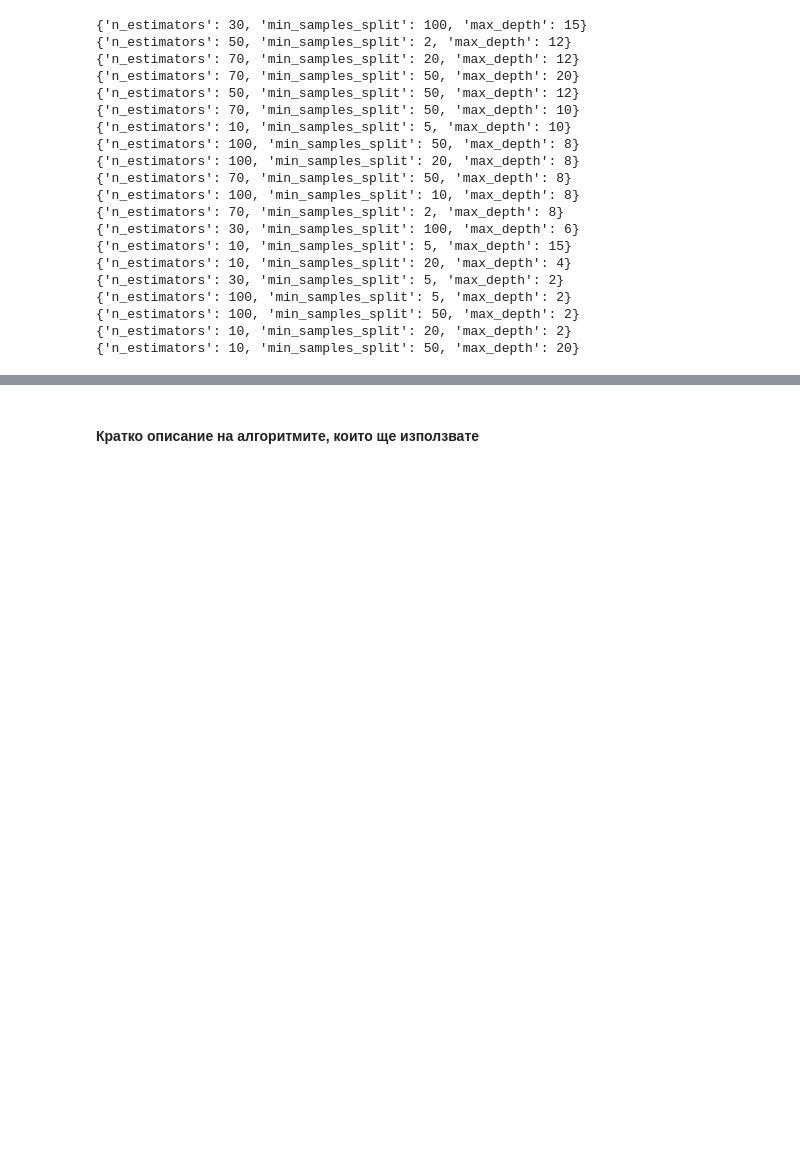
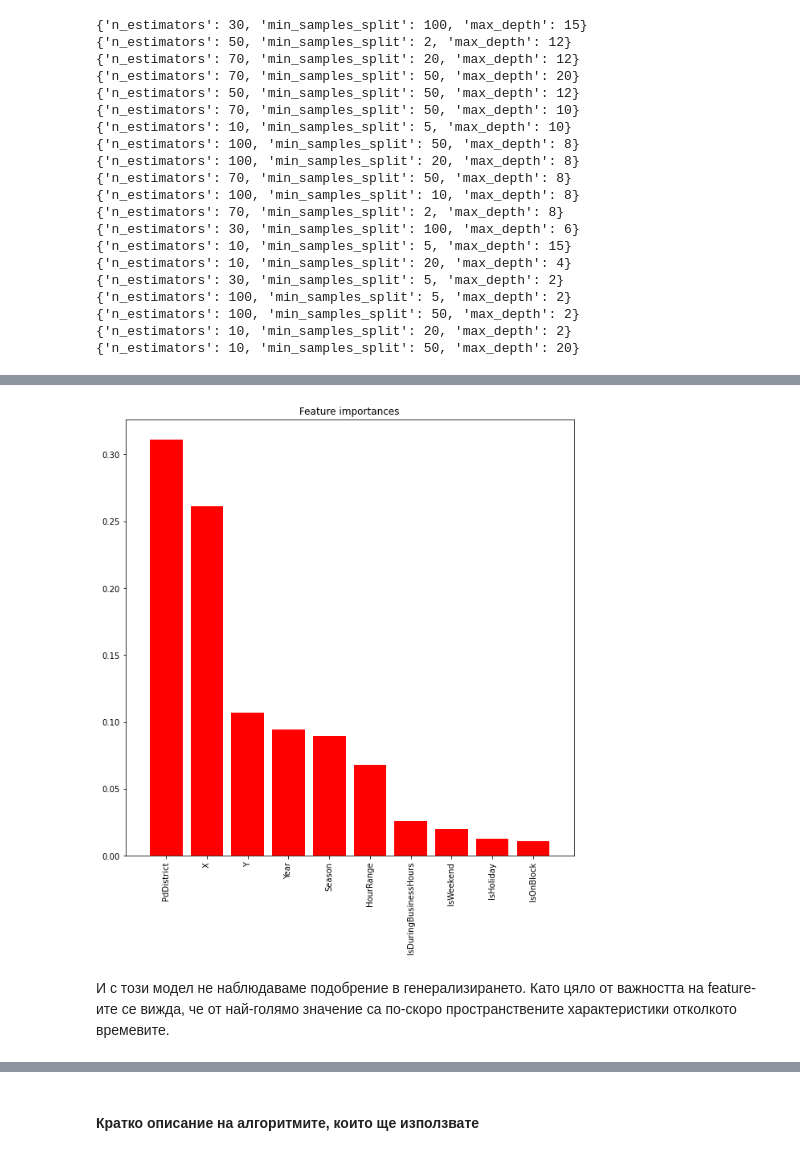
Before and after one commit to RayaSimeonova/crime-classification, a Jupyter notebook: project_description.ipynb, the cells around one changed output, grey strips where cells are left out. Drawn from its saved outputs; the diff is of its cells as text; code cells hidden in the pictures; blank space fills up the shorter version.

Commit message:
Add random forest comparison of results

```diff
--- a/project_description.ipynb
+++ b/project_description.ipynb
@@ -949,0 +991,3 @@ results
+# %%
+model = RandomForestClassifier(random_state=0, max_depth=15, n_estimators=70, min_samples_split=100)
+model.fit(X_train, y_train)
@@ -949,0 +997,7 @@ results
+# %%
+data_selection = data.drop(columns=['Hour', 'Minute', 'Month', 'Day', 'DayOfWeek', 'EpochTime'])
+X_train, X_val, X_test, y_train, y_val, y_test = train_val_test_split(data_selection)
+del data_selection, X_test, y_test
+
+print("train score: ", log_loss_evaluation(model, X_train, y_train))
+print("validation score: ", log_loss_evaluation(model, X_val, y_val))
@@ -950 +1027,7 @@ results
+# %%
+random_forest_features(model, X_val)
+# %% [output]
+[figure, added]
+# %% [markdown]
+И с този модел не наблюдаваме подобрение в генерализирането. Като цяло от важността на feature-ите се вижда, че от най-голямо значение са по-скоро пространствените характеристики отколкото времевите.
 # %% [markdown]
```
Also changed, not shown: parts of 19 cells of this notebook.
